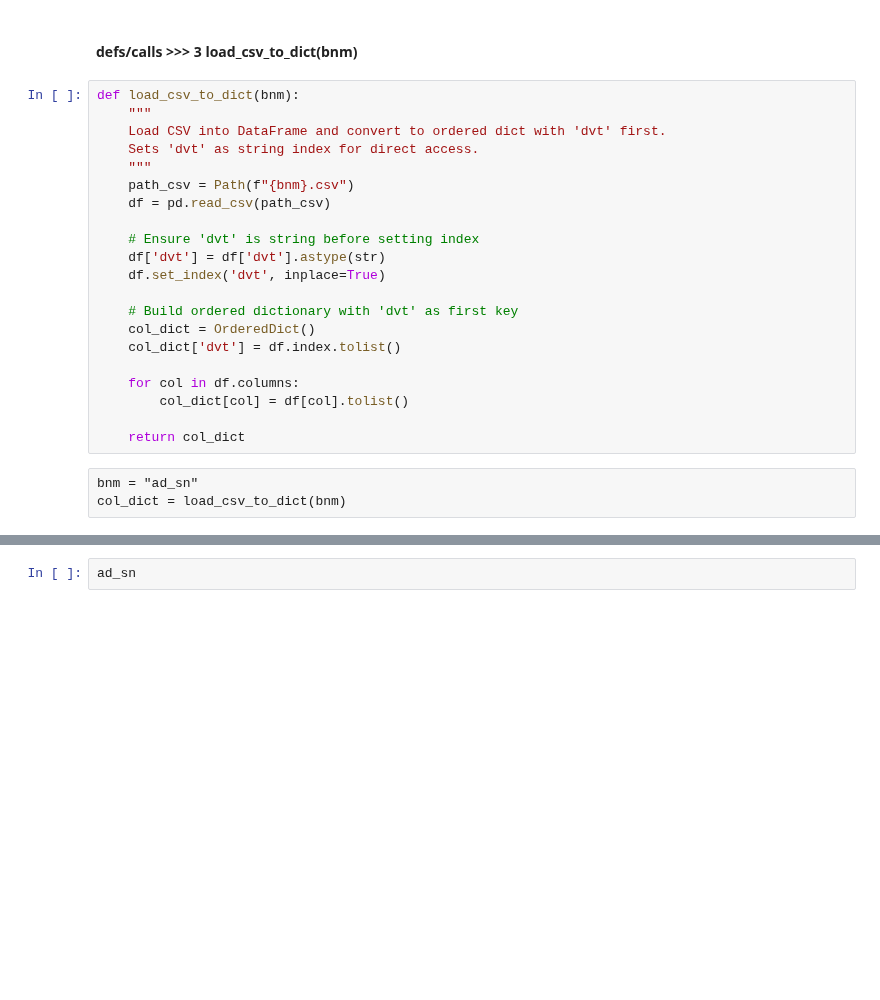
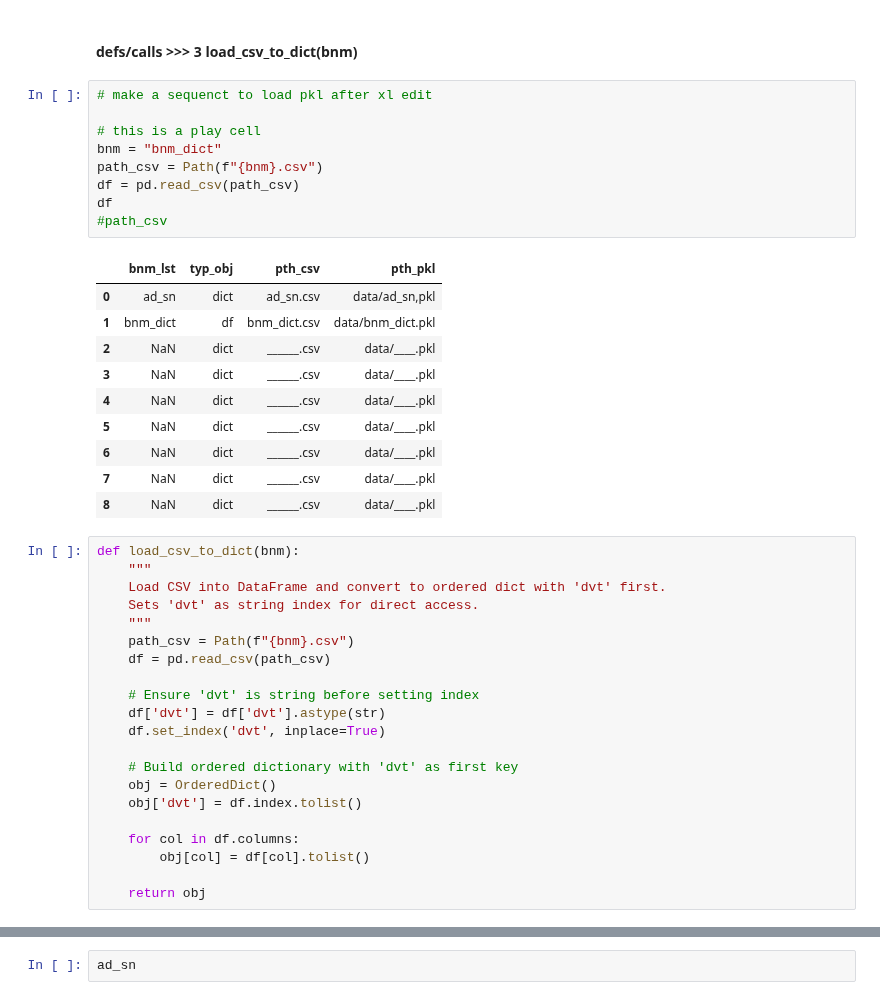
Before and after one commit to bhuns57/JL_1, a Jupyter notebook: ad_v1.ipynb, the cells around one changed output, grey strips where cells are left out. Drawn from its saved outputs; the diff is of its cells as text; blank space fills up the shorter version.

Commit message:
got csv read for bnm_dict

```diff
--- a/ad_v1.ipynb
+++ b/ad_v1.ipynb
@@ -181,5 +165,25 @@ OrderedDict([('dvt', ['45860', '45861', '45862', '45863', '45864', '45865']),
 # %% [markdown]
 #### defs/calls >>> 3 load_csv_to_dict(bnm)
+# %%
+# make a sequenct to load pkl after xl edit
+
+# this is a play cell
+bnm = "bnm_dict"
+path_csv = Path(f"{bnm}.csv")
+df = pd.read_csv(path_csv)
+df
+#path_csv
+# %% [output]
+|  | bnm_lst | typ_obj | pth_csv | pth_pkl |
+| 0 | ad_sn | dict | ad_sn.csv | data/ad_sn,pkl |
+| 1 | bnm_dict | df | bnm_dict.csv | data/bnm_dict.pkl |
+| 2 | NaN | dict | ______.csv | data/____.pkl |
+| 3 | NaN | dict | ______.csv | data/____.pkl |
+| 4 | NaN | dict | ______.csv | data/____.pkl |
+| 5 | NaN | dict | ______.csv | data/____.pkl |
+| 6 | NaN | dict | ______.csv | data/____.pkl |
+| 7 | NaN | dict | ______.csv | data/____.pkl |
+| 8 | NaN | dict | ______.csv | data/____.pkl |
 # %%
 def load_csv_to_dict(bnm):
     """
@@ -194,15 +198,12 @@ def load_csv_to_dict(bnm):
     df.set_index('dvt', inplace=True)
 
     # Build ordered dictionary with 'dvt' as first key
-    col_dict = OrderedDict()
-    col_dict['dvt'] = df.index.tolist()
+    obj = OrderedDict()
+    obj['dvt'] = df.index.tolist()
 
     for col in df.columns:
-        col_dict[col] = df[col].tolist()
+        obj[col] = df[col].tolist()
 
-    return col_dict
+    return obj
-# %% [raw]
-bnm = "ad_sn"
-col_dict = load_csv_to_dict(bnm)
 # %%
 bnm = "ad_sn"
```
Also changed, not shown: parts of 17 cells of this notebook.
